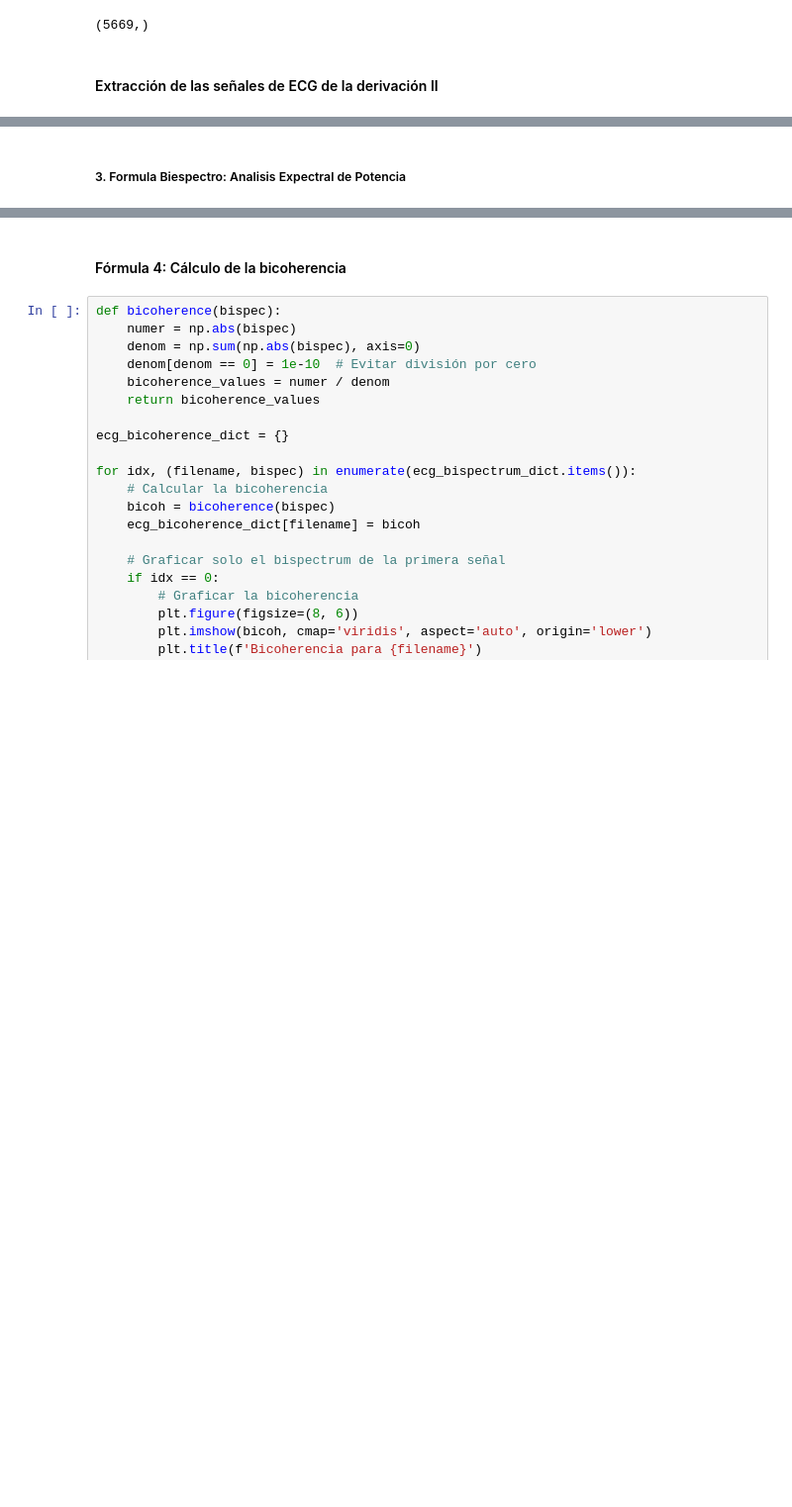
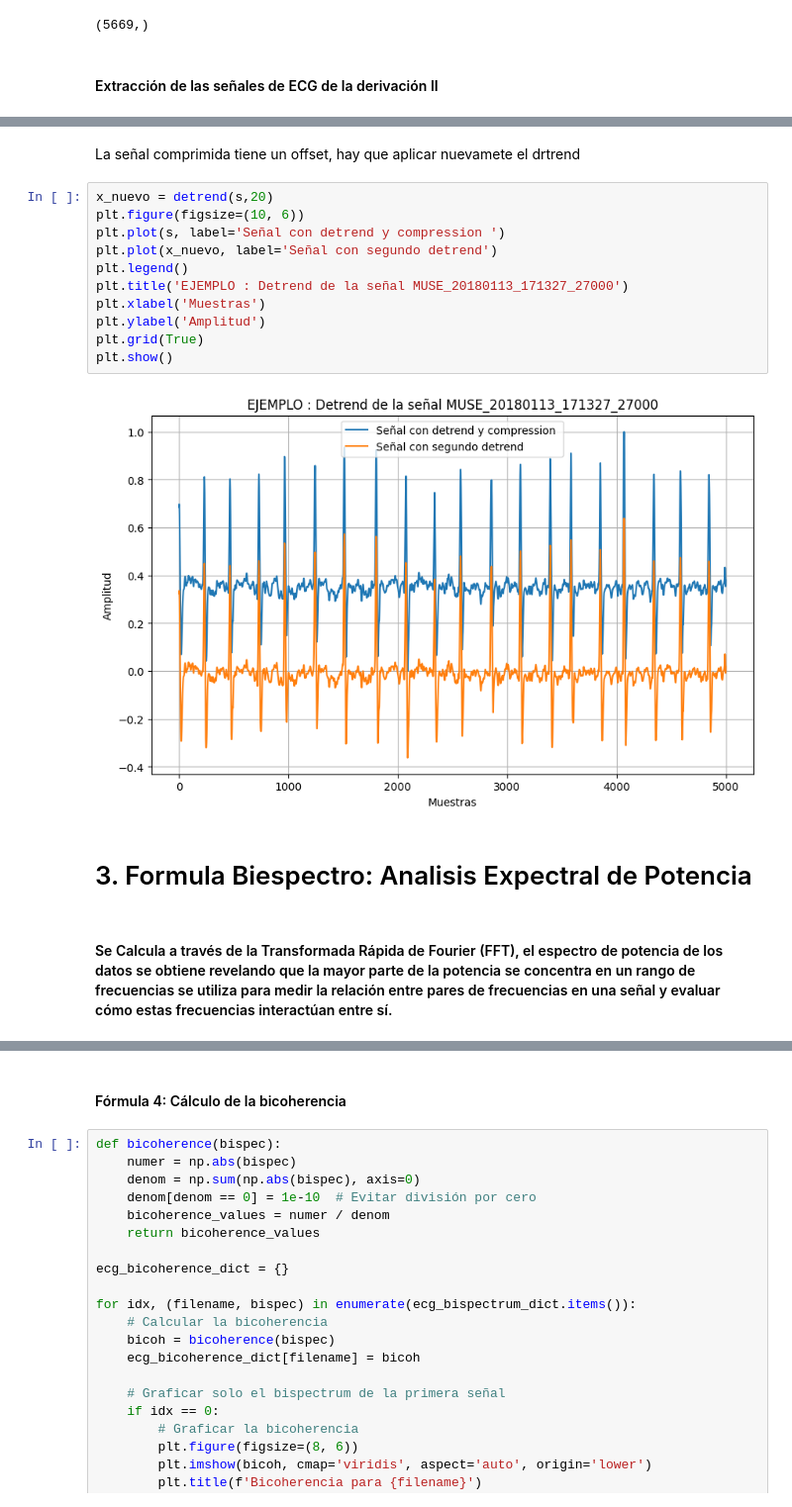
Before and after one commit to juandayo001/Biose-ales_20242, a Jupyter notebook: proyecto2biosenales.ipynb, the cells around one changed output, grey strips where cells are left out. Shown at 99% size. Drawn from its saved outputs; the diff is of its cells as text; blank space fills up the shorter version.

```diff
--- a/proyecto2biosenales.ipynb
+++ b/proyecto2biosenales.ipynb
@@ -266,5 +163,22 @@ print(ecg_compressed_dict2)
+# %% [markdown]
+La señal comprimida tiene un offset, hay que aplicar nuevamete el drtrend
+# %%
+x_nuevo = detrend(s,20)
+plt.figure(figsize=(10, 6))
+plt.plot(s, label='Señal con detrend y compression ')
+plt.plot(x_nuevo, label='Señal con segundo detrend')
+plt.legend()
+plt.title('EJEMPLO : Detrend de la señal MUSE_20180113_171327_27000')
+plt.xlabel('Muestras')
+plt.ylabel('Amplitud')
+plt.grid(True)
+plt.show()
+# %% [output]
+[figure, added]
 # %% [markdown]
-##### 3. Formula Biespectro: Analisis Expectral de Potencia
+# 3. Formula Biespectro: Analisis Expectral de Potencia
+# %% [markdown]
+#### Se Calcula a través de la Transformada Rápida de Fourier (FFT), el espectro de potencia de los datos se obtiene revelando que la mayor parte de la potencia se concentra en un rango de frecuencias se utiliza para medir la relación entre pares de frecuencias en una señal y evaluar cómo estas frecuencias interactúan entre sí.
 # %%
 def bispectrum(signal, n_segments=8):
     N = len(signal) // n_segments  # Tamaño de cada segmento
```
Also changed, not shown: parts of 28 cells of this notebook.
